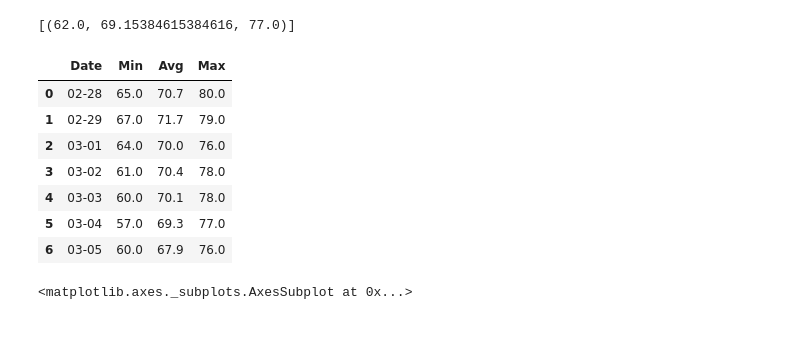
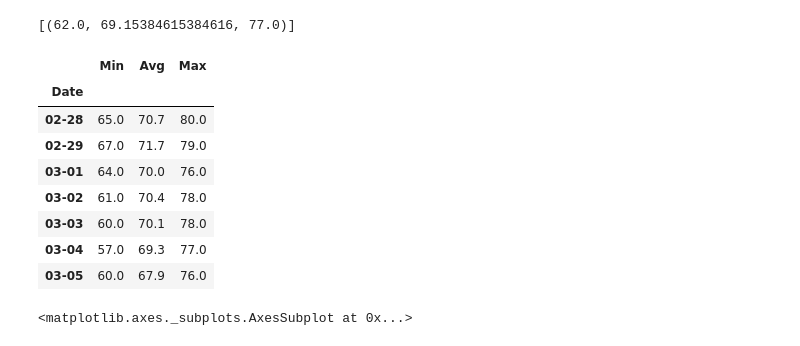
Before and after one commit to Kthomas09/sqlalchemy-challenge, a Jupyter notebook: climate_starter.ipynb, the cells around one changed output. Cells and saved outputs as stored; diff of their text form; code cells hidden in the pictures.

Commit message:
Set hawaii trip data frame index to date

```diff
--- a/climate_starter.ipynb
+++ b/climate_starter.ipynb
@@ -218,30 +218,31 @@ daily_normals("01-01")
 # %%
 # listing the dates for vacation
 hawaii_trip = ["02-28", "02-29", "03-01", "03-02", "03-03","03-04","03-05"]
 normals = []
 
 # returning avg, min, max rainfall for Hawaii vacation
 for day in hawaii_trip:
     date = {}
     date["Date"] = "{}".format(day)
     daily_norm = daily_normals(day)
     date["Min"] = daily_norm[0][0]
     date["Avg"] = round(daily_norm[0][1],1)
     date["Max"] = daily_norm[0][2]
     normals.append(date)
 
 # creating dataframe for previous for loop
 hawaii_trip_rainfall_df = pd.DataFrame(normals)
-hawaii_trip_rainfall_df
+hawaii_trip_rainfall_df.set_index("Date")
 # %% [output]
-|  | Date | Min | Avg | Max |
-| 0 | 02-28 | 65.0 | 70.7 | 80.0 |
-| 1 | 02-29 | 67.0 | 71.7 | 79.0 |
-| 2 | 03-01 | 64.0 | 70.0 | 76.0 |
-| 3 | 03-02 | 61.0 | 70.4 | 78.0 |
-| 4 | 03-03 | 60.0 | 70.1 | 78.0 |
-| 5 | 03-04 | 57.0 | 69.3 | 77.0 |
-| 6 | 03-05 | 60.0 | 67.9 | 76.0 |
+|  | Min | Avg | Max |
+| Date |  |  |  |
+| 02-28 | 65.0 | 70.7 | 80.0 |
+| 02-29 | 67.0 | 71.7 | 79.0 |
+| 03-01 | 64.0 | 70.0 | 76.0 |
+| 03-02 | 61.0 | 70.4 | 78.0 |
+| 03-03 | 60.0 | 70.1 | 78.0 |
+| 03-04 | 57.0 | 69.3 | 77.0 |
+| 03-05 | 60.0 | 67.9 | 76.0 |
 # %%
 # plotting the min, avg, and max
 hawaii_trip_rainfall_df.plot(kind="area",alpha = 0.2, stacked = False)
```
